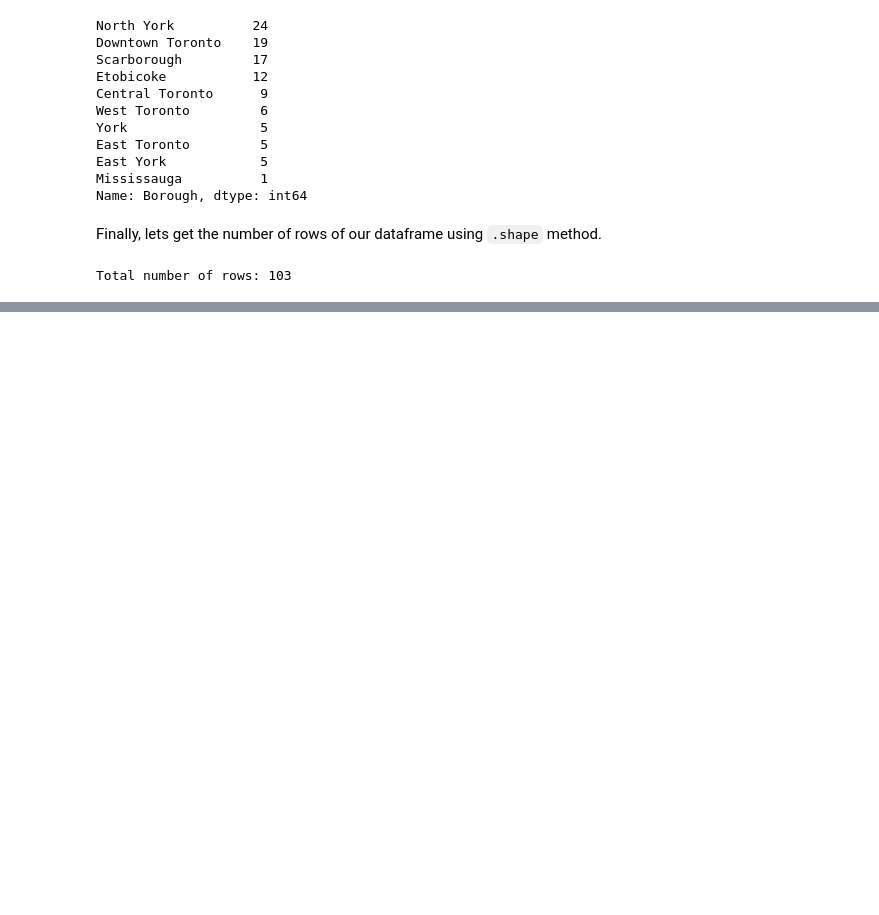
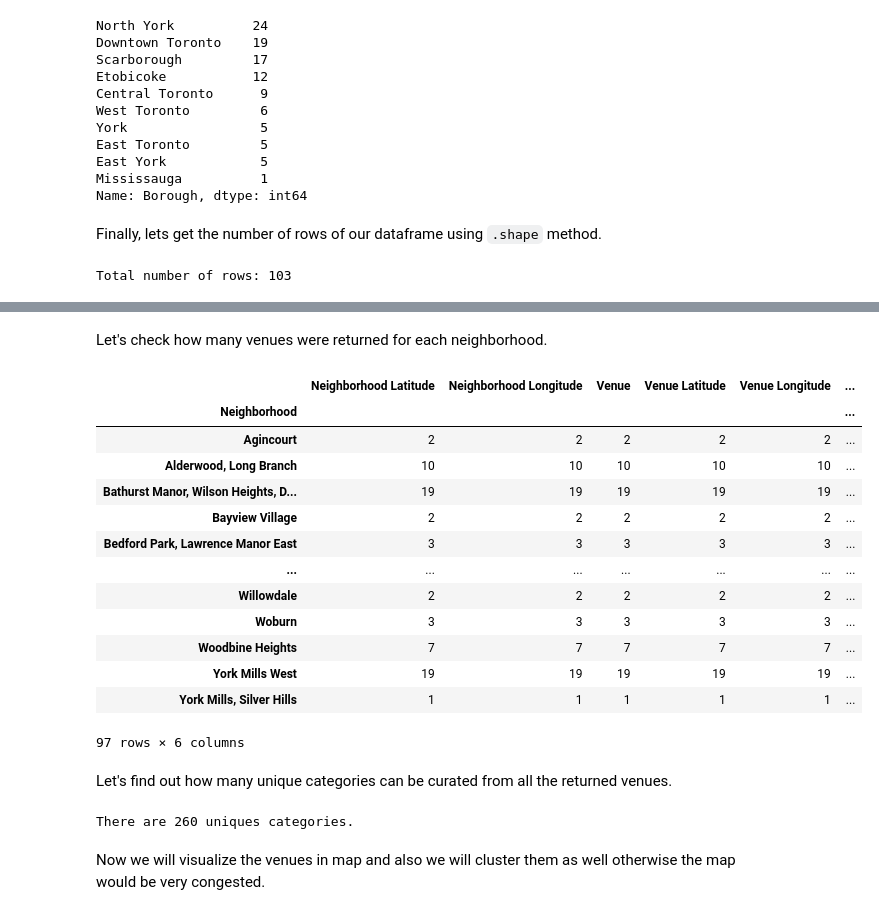
Before and after one commit to imtiaj-sreejon/Coursera_Capstone, a Jupyter notebook: Capstone_Project_Notebook_for_IBM_Applied_Data_Science_Pro.ipynb, the cells around one changed output, grey strips where cells are left out. Drawn from its saved outputs; the diff is of its cells as text; code cells hidden in the pictures; blank space fills up the shorter version.

```diff
--- a/Capstone_Project_Notebook_for_IBM_Applied_Data_Science_Pro.ipynb
+++ b/Capstone_Project_Notebook_for_IBM_Applied_Data_Science_Pro.ipynb
@@ -195,0 +258,23 @@ Total number of rows: 103
+# %%
+# create map of Toronto using latitude and longitude values
+map_toronto = folium.Map(location=[toronto_lat, toronto_long], zoom_start=10.5)
+
+# add markers to map
+for lat, lng, borough, neighborhood in zip(neigh_df['Latitude'], neigh_df['Longitude'], neigh_df['Borough'], neigh_df['Neighborhood']):
+    label = f'{neighborhood}, {borough}'
+    label = folium.Popup(label, parse_html=True)
+    folium.CircleMarker(
+        [lat, lng],
+        radius=5,
+        popup=label,
+        color='blue',
+        fill=True,
+        fill_color='#3186cc',
+        fill_opacity=0.7,
+        parse_html=False).add_to(map_toronto)
+
+# limit height of scrollable output window
+from IPython.display import Javascript
+display(Javascript('''google.colab.output.setIframeHeight(0, true, {maxHeight: 650})'''))
+
+map_toronto
@@ -195,0 +286,6 @@ Total number of rows: 103
+# %%
+from datetime import datetime
+
+# get the date for use in VERSION parameter of fousqare api call
+today = datetime.today().strftime('%Y%m%d')
+today
@@ -195,0 +364,28 @@ Total number of rows: 103
+# %% [markdown]
+Let's check how many venues were returned for each neighborhood.
+# %%
+toronto_venues.groupby('Neighborhood').count()
+# %% [output]
+|  | Neighborhood Latitude | Neighborhood Longitude | Venue | Venue Latitude | Venue Longitude | ... |
+| Neighborhood |  |  |  |  |  | ... |
+| Agincourt | 2 | 2 | 2 | 2 | 2 | ... |
+| Alderwood, Long Branch | 10 | 10 | 10 | 10 | 10 | ... |
+| Bathurst Manor, Wilson Heights, D... | 19 | 19 | 19 | 19 | 19 | ... |
+| Bayview Village | 2 | 2 | 2 | 2 | 2 | ... |
+| Bedford Park, Lawrence Manor East | 3 | 3 | 3 | 3 | 3 | ... |
+| ... | ... | ... | ... | ... | ... | ... |
+| Willowdale | 2 | 2 | 2 | 2 | 2 | ... |
+| Woburn | 3 | 3 | 3 | 3 | 3 | ... |
+| Woodbine Heights | 7 | 7 | 7 | 7 | 7 | ... |
+| York Mills West | 19 | 19 | 19 | 19 | 19 | ... |
+| York Mills, Silver Hills | 1 | 1 | 1 | 1 | 1 | ... |
+97 rows × 6 columns
+# %% [markdown]
+Let's find out how many unique categories can be curated from all the returned venues.
+# %%
+unique = len(toronto_venues['Venue Category'].unique())
+print(f'There are {unique} uniques categories.')
+# %% [output]
+There are 260 uniques categories.
+# %% [markdown]
+Now we will visualize the venues in map and also we will cluster them as well otherwise the map would be very congested.
```
Also changed, not shown: parts of 79 cells of this notebook.
